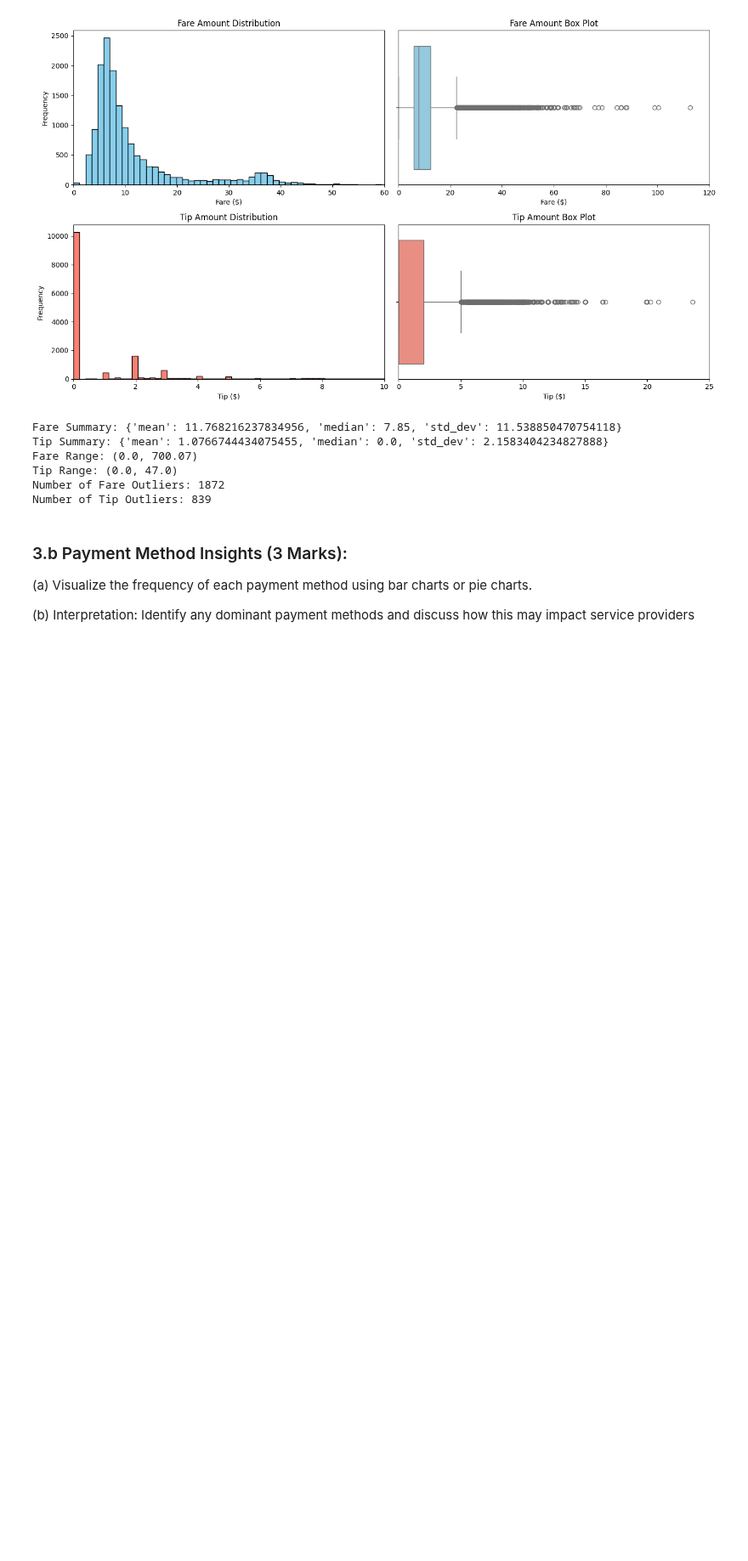
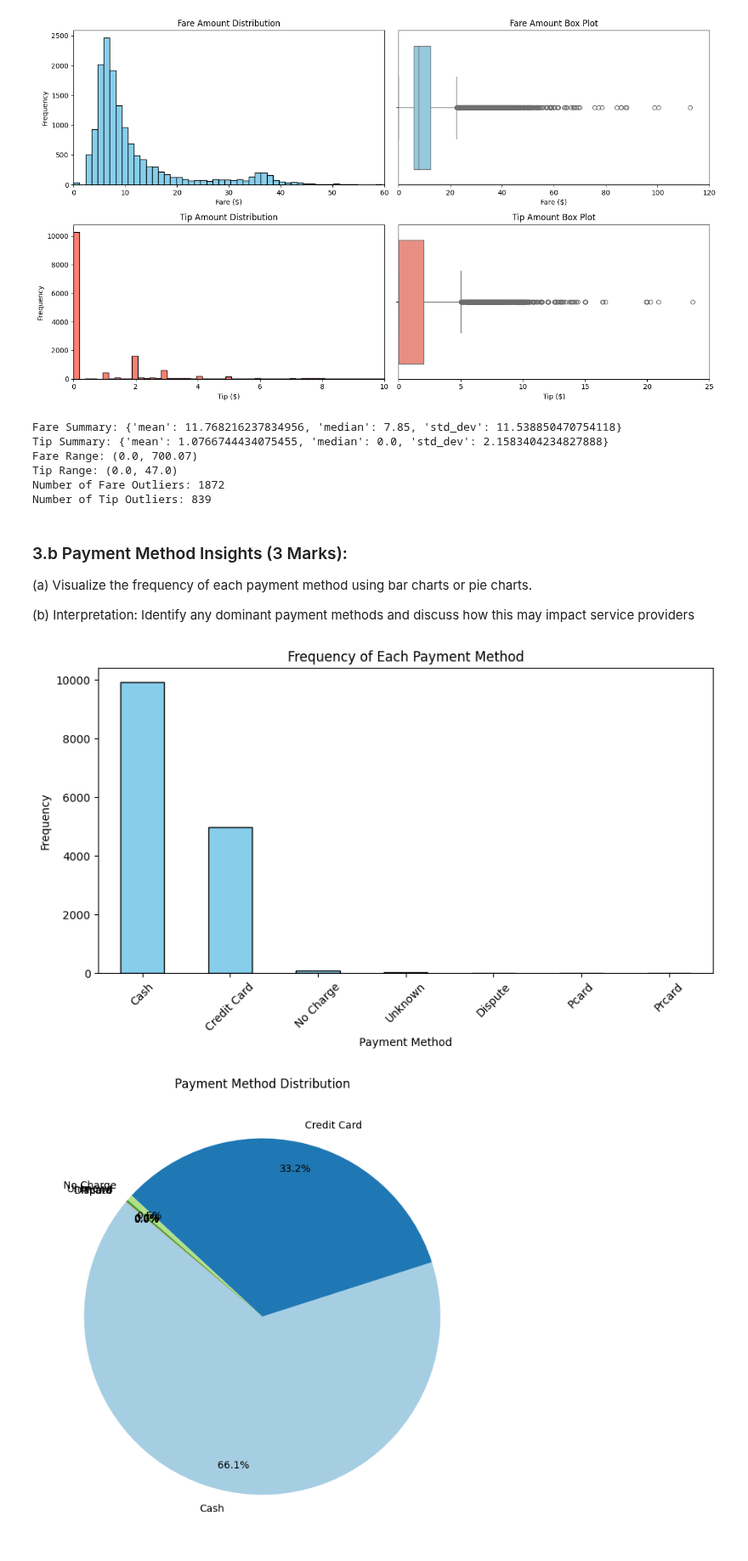
Before and after one commit to abhijain565aj/CS215-Assignment, a Jupyter notebook: A5-23B0903-23B0928-23B1057/Q3.ipynb, the cells around one changed output. Shown at 85% size. Cells and saved outputs as stored; diff of their text form; code cells hidden in the pictures; blank space fills up the shorter version.

```diff
--- a/A5-23B0903-23B0928-23B1057/Q3.ipynb
+++ b/A5-23B0903-23B0928-23B1057/Q3.ipynb
@@ -103,6 +103,27 @@ Number of Tip Outliers: 839
 (a) Visualize the frequency of each payment method using bar charts or pie charts.
 
 (b) Interpretation: Identify any dominant payment methods and discuss how this may impact service providers
+# %%
+payment_counts = df['payment_type'].value_counts()
+
+# Bar Chart
+plt.figure(figsize=(10, 5))
+payment_counts.plot(kind='bar', color='skyblue', edgecolor='black')
+plt.title('Frequency of Each Payment Method')
+plt.xlabel('Payment Method')
+plt.ylabel('Frequency')
+plt.xticks(rotation=45)
+plt.show()
+
+# Pie Chart
+plt.figure(figsize=(8, 8))
+payment_counts.plot(kind='pie', autopct='%1.1f%%', startangle=140, colors=plt.cm.Paired.colors, labeldistance=1.1, pctdistance=0.85, textprops={'fontsize': 10})
+plt.title('Payment Method Distribution')
+plt.ylabel('')  # Hide y-axis label for better visual
+plt.show()
+# %% [output]
+[figure, added]
+[figure, added]
 # %% [markdown]
 ### 3.c Tips by Payment Method (3 Marks):
 
```
Also changed, not shown: parts of 10 cells of this notebook.
